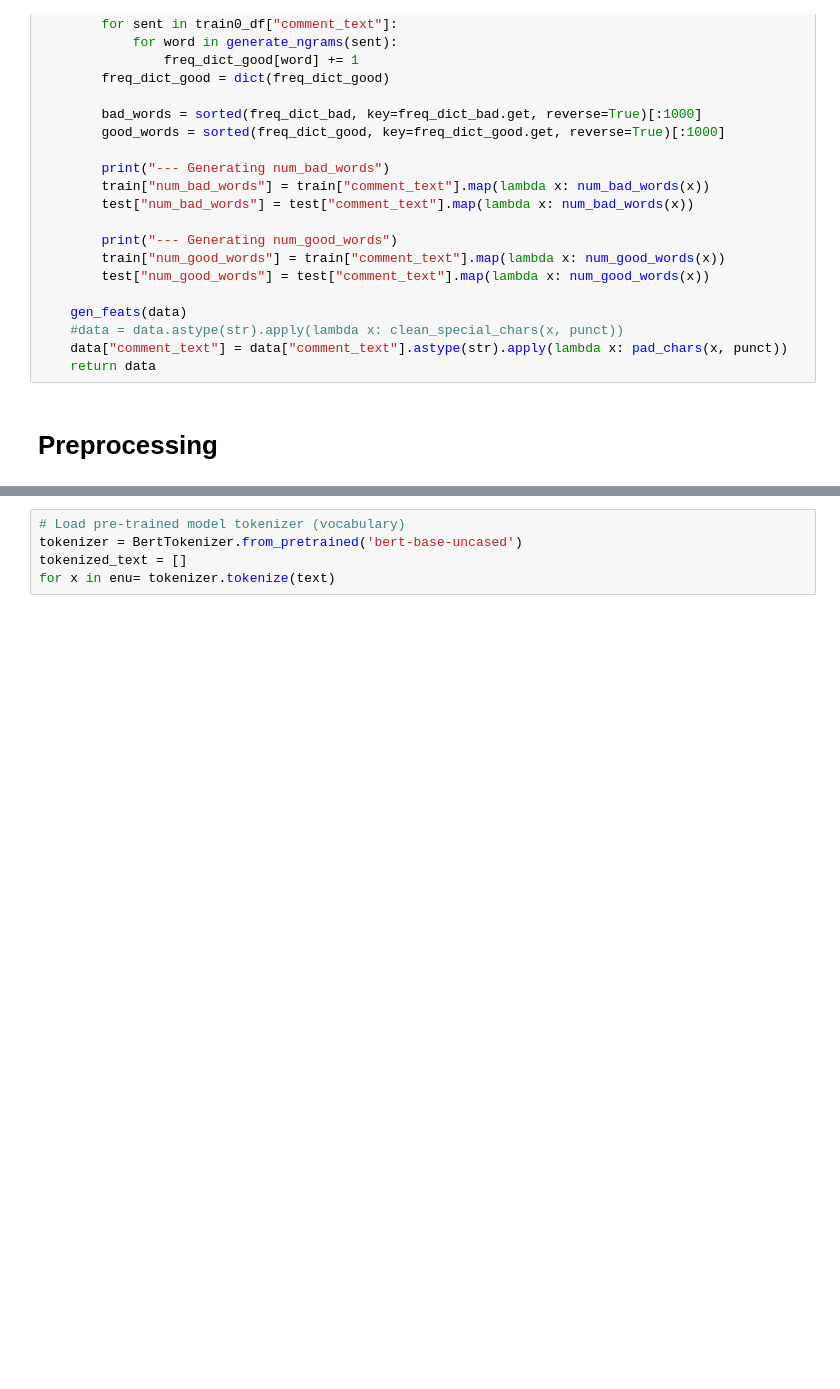
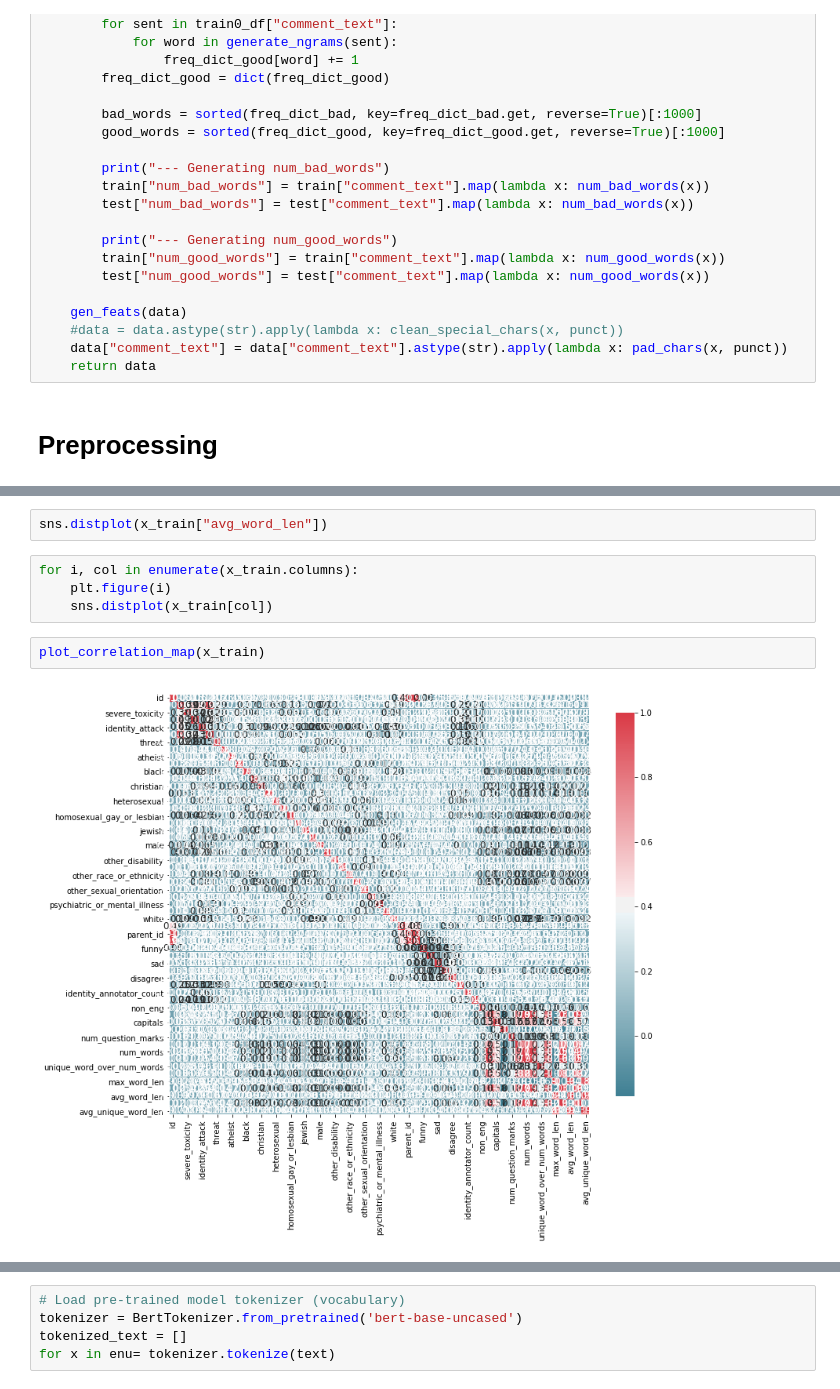
Before and after one commit to curtischong/kaggle_jigsaw, a Jupyter notebook: notebooks/simple-lstm-pytorch-with-batch-loading.ipynb, the cells around one changed output, grey strips where cells are left out. Cells and saved outputs as stored; diff of their text form; blank space fills up the shorter version.

```diff
--- a/notebooks/simple-lstm-pytorch-with-batch-loading.ipynb
+++ b/notebooks/simple-lstm-pytorch-with-batch-loading.ipynb
@@ -386,0 +476,10 @@ Preprocessing data ...
+# %%
+sns.distplot(x_train["avg_word_len"])
+# %%
+for i, col in enumerate(x_train.columns):
+    plt.figure(i)
+    sns.distplot(x_train[col])
+# %%
+plot_correlation_map(x_train)
+# %% [output]
+[figure, added]
```
Also changed, not shown: parts of 9 cells of this notebook, 16 other files.
